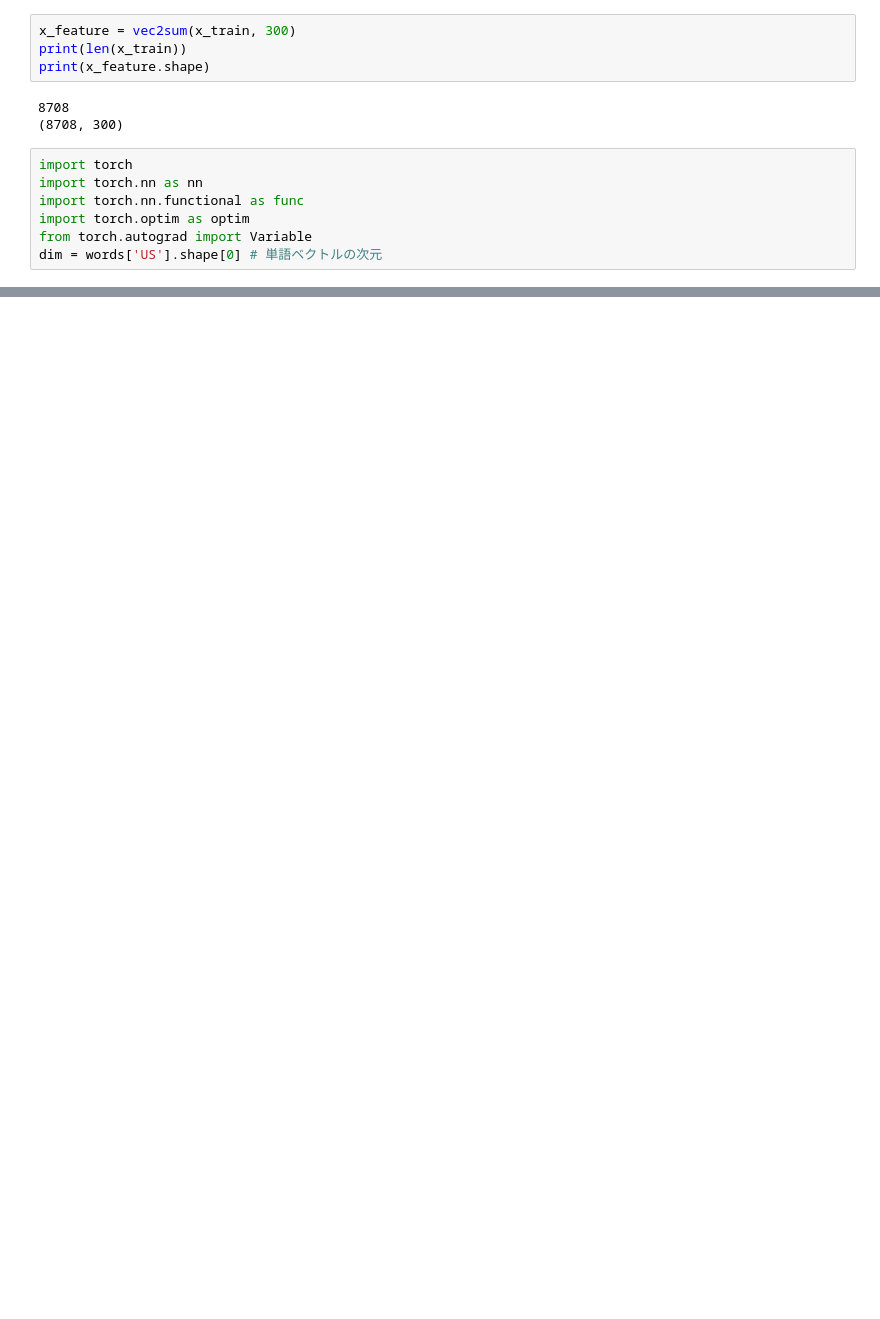
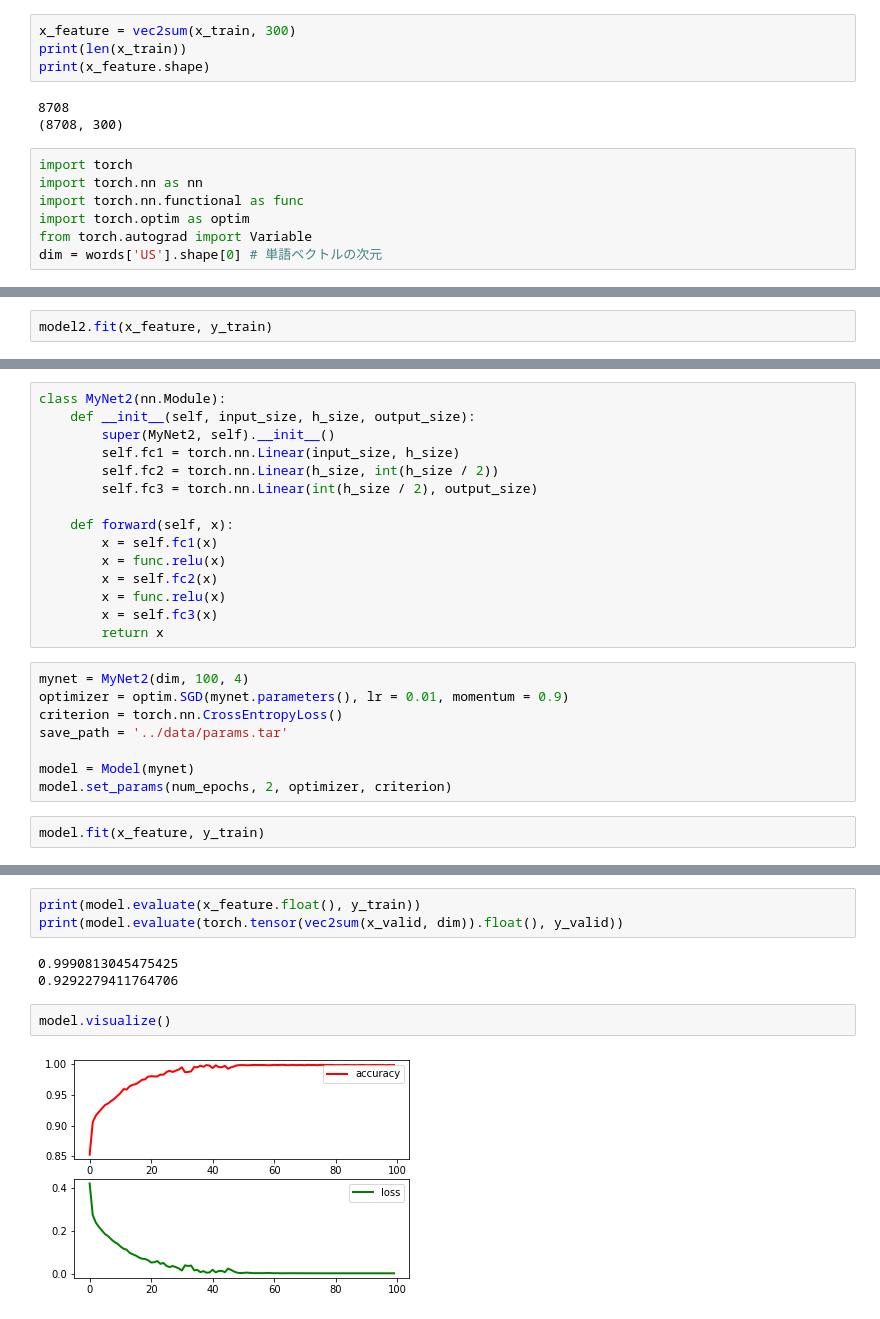
Before and after one commit to hiromu0131/nlp100, a Jupyter notebook: section_8.ipynb, the cells around one changed output, grey strips where cells are left out. Cells and saved outputs as stored; diff of their text form; blank space fills up the shorter version.

```diff
--- a/section_8.ipynb
+++ b/section_8.ipynb
@@ -388,0 +293,2 @@ plt.plot()
+# %%
+model2.fit(x_feature, y_train)
@@ -388,0 +313,25 @@ plt.plot()
+# %%
+class MyNet2(nn.Module):
+    def __init__(self, input_size, h_size, output_size):
+        super(MyNet2, self).__init__()
+        self.fc1 = torch.nn.Linear(input_size, h_size)
+        self.fc2 = torch.nn.Linear(h_size, int(h_size / 2))
+        self.fc3 = torch.nn.Linear(int(h_size / 2), output_size)
+
+    def forward(self, x):
+        x = self.fc1(x)
+        x = func.relu(x)
+        x = self.fc2(x)
+        x = func.relu(x)
+        x = self.fc3(x)
+        return x
+# %%
+mynet = MyNet2(dim, 100, 4)
+optimizer = optim.SGD(mynet.parameters(), lr = 0.01, momentum = 0.9)
+criterion = torch.nn.CrossEntropyLoss()
+save_path = '../data/params.tar'
+
+model = Model(mynet)
+model.set_params(num_epochs, 2, optimizer, criterion)
+# %%
+model.fit(x_feature, y_train)
@@ -388,0 +356,10 @@ plt.plot()
+# %%
+print(model.evaluate(x_feature.float(), y_train))
+print(model.evaluate(torch.tensor(vec2sum(x_valid, dim)).float(), y_valid))
+# %% [output]
+0.9990813045475425
+0.9292279411764706
+# %%
+model.visualize()
+# %% [output]
+[figure, added]
```
Also changed, not shown: parts of 43 cells of this notebook.
